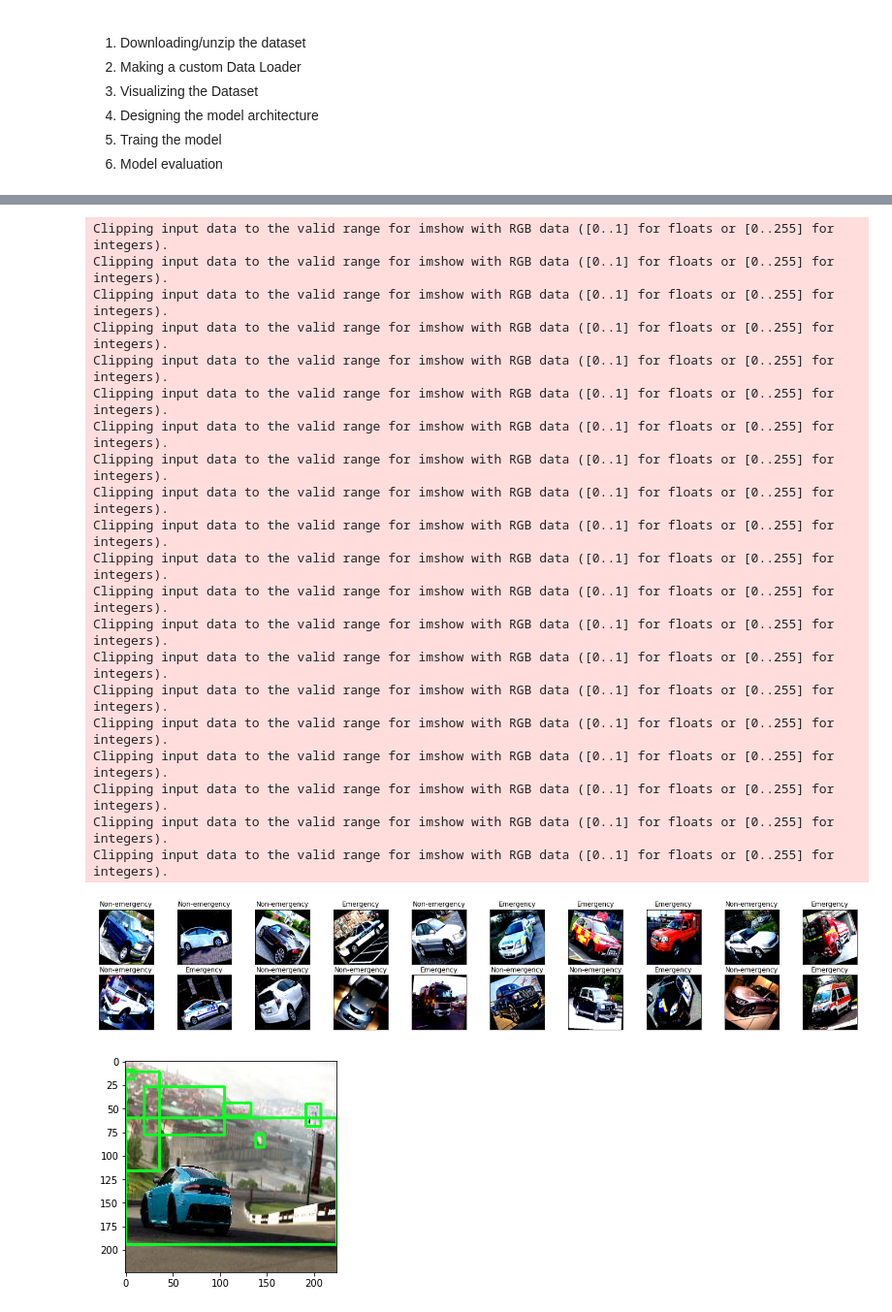
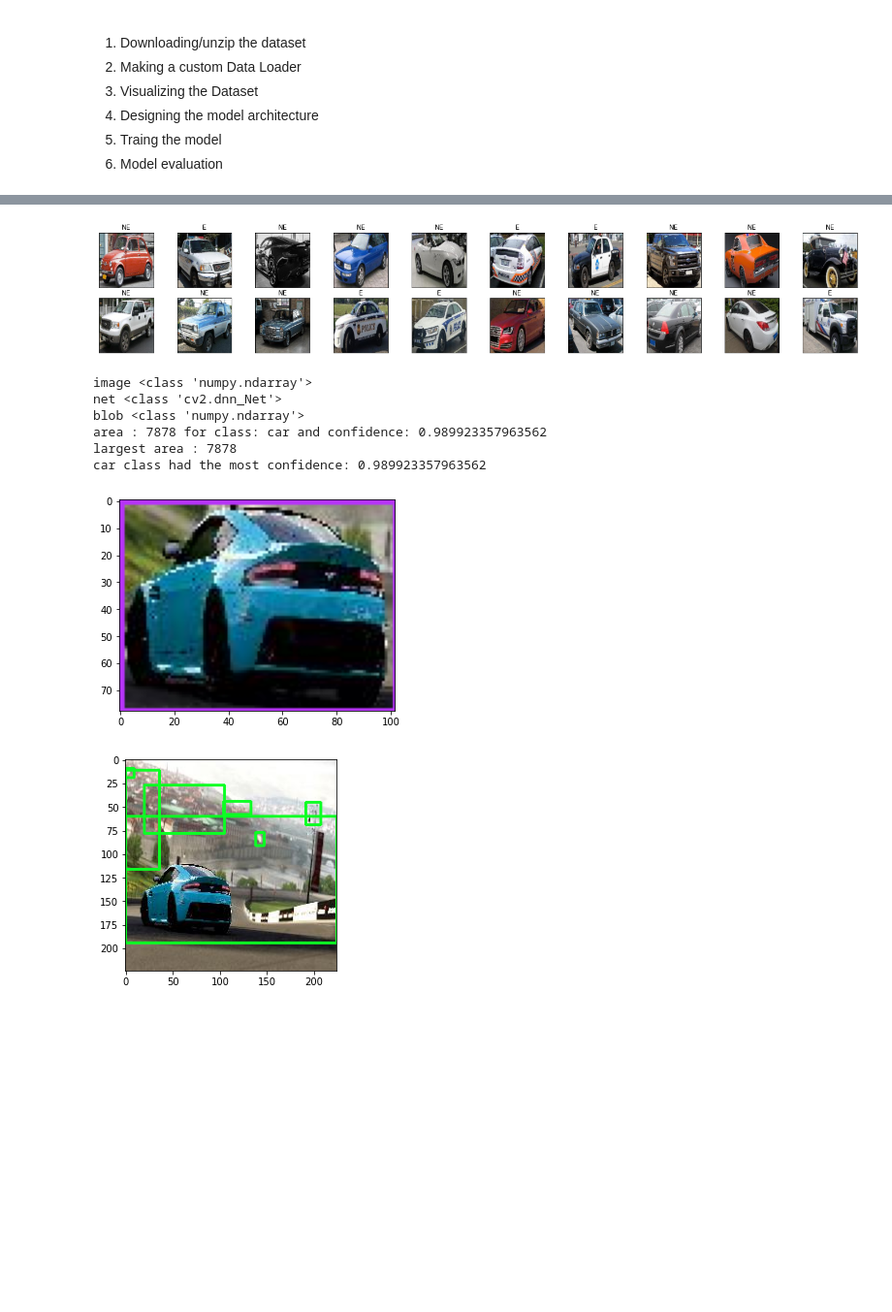
Before and after one commit to sumanyurosha/hackathons, a Jupyter notebook: AnalyticsVidya/JanataHackathon.ipynb, the cells around one changed output, grey strips where cells are left out. Shown at 97% size. Drawn from its saved outputs; the diff is of its cells as text; code cells hidden in the pictures; blank space fills up the shorter version.

Commit message:
using YOLO to crop out Vehicles from the image

```diff
--- a/AnalyticsVidya/JanataHackathon.ipynb
+++ b/AnalyticsVidya/JanataHackathon.ipynb
@@ -24,6 +46,7 @@ import torchvision
 from torchvision import datasets, models, transforms
 from torch.utils.data import Dataset, DataLoader
 from skimage import io
+import numpy as np
 
 
 class VehicleDataset(Dataset):
@@ -44,7 +67,7 @@ class VehicleDataset(Dataset):
             idx = idx.tolist()
 
         image_path = os.path.join(self.image_dir, self.vehicle_mapping.iloc[idx, 0])
-        image = io.imread(image_path)
+        image = cv2.imread(image_path)
         image = self.transform(image)
         if (self.train):
             label = torch.tensor(int(self.vehicle_mapping.iloc[idx, 1]))
@@ -206,19 +274,21 @@ image_dir = "/content/drive/My Drive/Resources/Dataset/janata-hackathon/images"
 train_csv_file = "/content/drive/My Drive/Resources/Dataset/janata-hackathon/train.csv"
 test_csv_file = "/content/drive/My Drive/Resources/Dataset/janata-hackathon/test_vc2kHdQ.csv"
 
-train_transform = transforms.Compose([transforms.ToPILImage(),
-                                       transforms.RandomHorizontalFlip(p=0.5),
-                                       transforms.RandomRotation(degrees=30),
-                                    # CropVehicle(),
-                                    #  transforms.ToPILImage(),
-                                    #  transforms.Resize((224,224)),
+train_transform = transforms.Compose([#transforms.ToPILImage(),
+                                    #  transforms.RandomHorizontalFlip(p=0.5),
+                                    #  transforms.RandomRotation(degrees=30),
+                                    #  CropVehicle(),
+                                      YoloCropVehicle(),
+                                      transforms.ToPILImage(),
+                                      transforms.Resize((224,224)),
                                       transforms.ToTensor(),
-                                      transforms.Normalize([0.485, 0.456, 0.406],
-                                                           [0.229, 0.224, 0.225])])
+                                      transforms.Normalize([0.5, 0.5, 0.5],
+                                                            [0.5, 0.5, 0.5])]
+                                    )
 
 test_transform = transforms.Compose([transforms.ToTensor(),
-                                     transforms.Normalize([0.485, 0.456, 0.406],
-                                                          [0.229, 0.224, 0.225])])
+                                     transforms.Normalize([0.5, 0.5, 0.5],
+                                                            [0.5, 0.5, 0.5])])
 
 train_dataset = VehicleDataset(train_csv_file, image_dir, train_transform,
                                train=True)
@@ -251,39 +321,20 @@ def imshow(img):
     img = img / 2 + 0.5  # unnormalize
     plt.imshow(np.transpose(img, (1, 2, 0)))  # convert from Tensor image
 # %%
-classes = ['Non-emergency', 'Emergency']
+classes = ['NE', 'E']
 
 # obtain one batch of training images
 dataiter = iter(train_loader)
 images, labels = dataiter.next()
 images = images.numpy() # convert images to numpy for display
 
 # plot the images in the batch, along with the corresponding labels
 fig = plt.figure(figsize=(25, 4))
 # display 20 images
-for idx in np.arange(20):
+for idx in np.arange(batch_size):
     ax = fig.add_subplot(2, 20/2, idx+1, xticks=[], yticks=[])
     imshow(images[idx])
+    #ax.set_title(classes[labels[idx]])
     ax.set_title(classes[labels[idx]])
 # %% [output]
-Clipping input data to the valid range for imshow with RGB data ([0..1] for floats or [0..255] for integers).
-Clipping input data to the valid range for imshow with RGB data ([0..1] for floats or [0..255] for integers).
-Clipping input data to the valid range for imshow with RGB data ([0..1] for floats or [0..255] for integers).
-Clipping input data to the valid range for imshow with RGB data ([0..1] for floats or [0..255] for integers).
-Clipping input data to the valid range for imshow with RGB data ([0..1] for floats or [0..255] for integers).
-Clipping input data to the valid range for imshow with RGB data ([0..1] for floats or [0..255] for integers).
-Clipping input data to the valid range for imshow with RGB data ([0..1] for floats or [0..255] for integers).
-Clipping input data to the valid range for imshow with RGB data ([0..1] for floats or [0..255] for integers).
-Clipping input data to the valid range for imshow with RGB data ([0..1] for floats or [0..255] for integers).
-Clipping input data to the valid range for imshow with RGB data ([0..1] for floats or [0..255] for integers).
-Clipping input data to the valid range for imshow with RGB data ([0..1] for floats or [0..255] for integers).
-Clipping input data to the valid range for imshow with RGB data ([0..1] for floats or [0..255] for integers).
-Clipping input data to the valid range for imshow with RGB data ([0..1] for floats or [0..255] for integers).
-Clipping input data to the valid range for imshow with RGB data ([0..1] for floats or [0..255] for integers).
-Clipping input data to the valid range for imshow with RGB data ([0..1] for floats or [0..255] for integers).
-Clipping input data to the valid range for imshow with RGB data ([0..1] for floats or [0..255] for integers).
-Clipping input data to the valid range for imshow with RGB data ([0..1] for floats or [0..255] for integers).
-Clipping input data to the valid range for imshow with RGB data ([0..1] for floats or [0..255] for integers).
-Clipping input data to the valid range for imshow with RGB data ([0..1] for floats or [0..255] for integers).
-Clipping input data to the valid range for imshow with RGB data ([0..1] for floats or [0..255] for integers).
-[figure, old version]
+[figure, new version]
@@ -290,3 +501,13 @@ Clipping input data to the valid range for imshow with RGB data ([0..1] for floa
+# %%
+crop_out('/1466.jpg')
+# %% [output]
+image <class 'numpy.ndarray'>
+net <class 'cv2.dnn_Net'>
+blob <class 'numpy.ndarray'>
+area : 7878 for class: car and confidence: 0.989923357963562
+largest area : 7878
+car class had the most confidence: 0.989923357963562
+[figure, added]
 # %%
 import cv2
 import numpy as np
```
Also changed, not shown: parts of 15 cells of this notebook.
